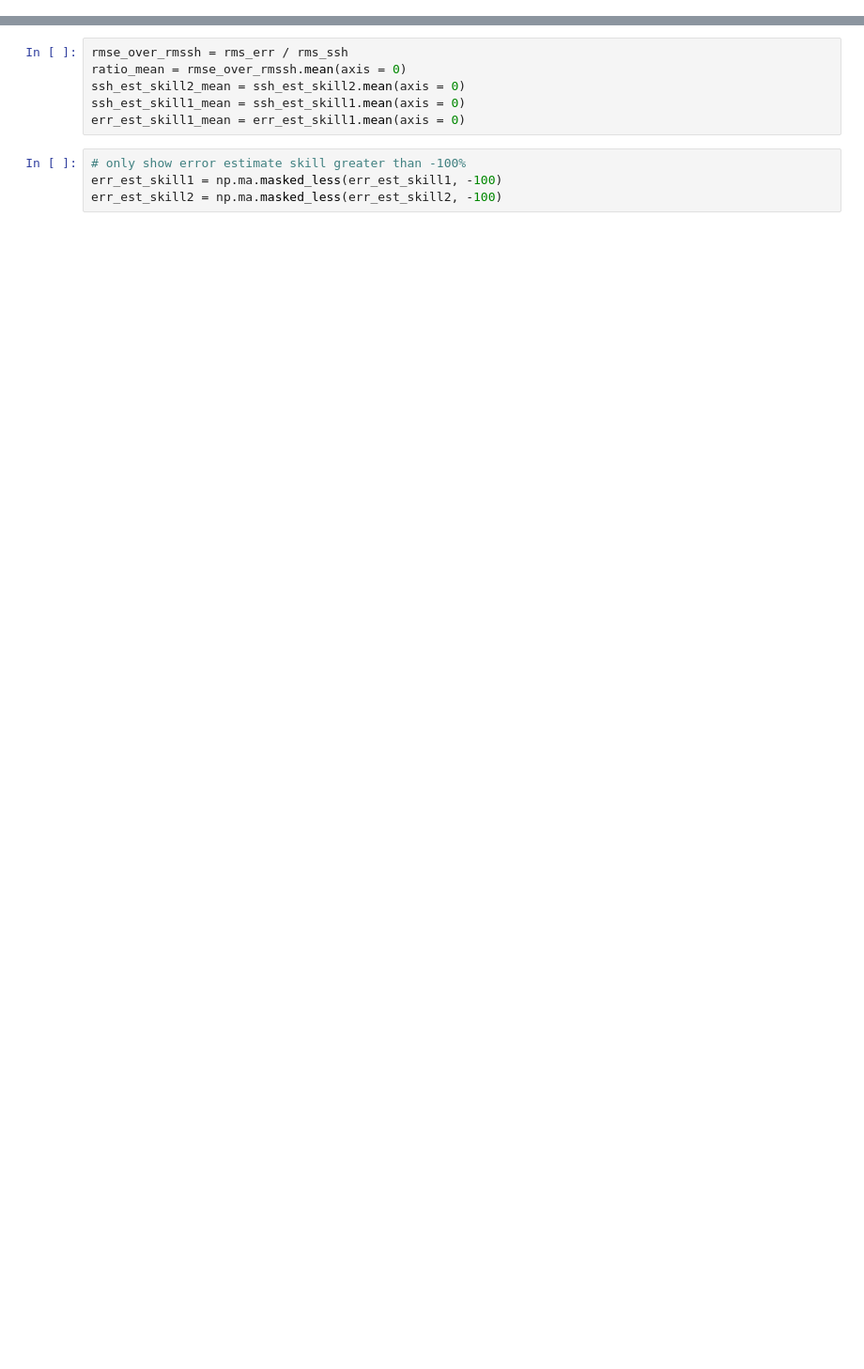
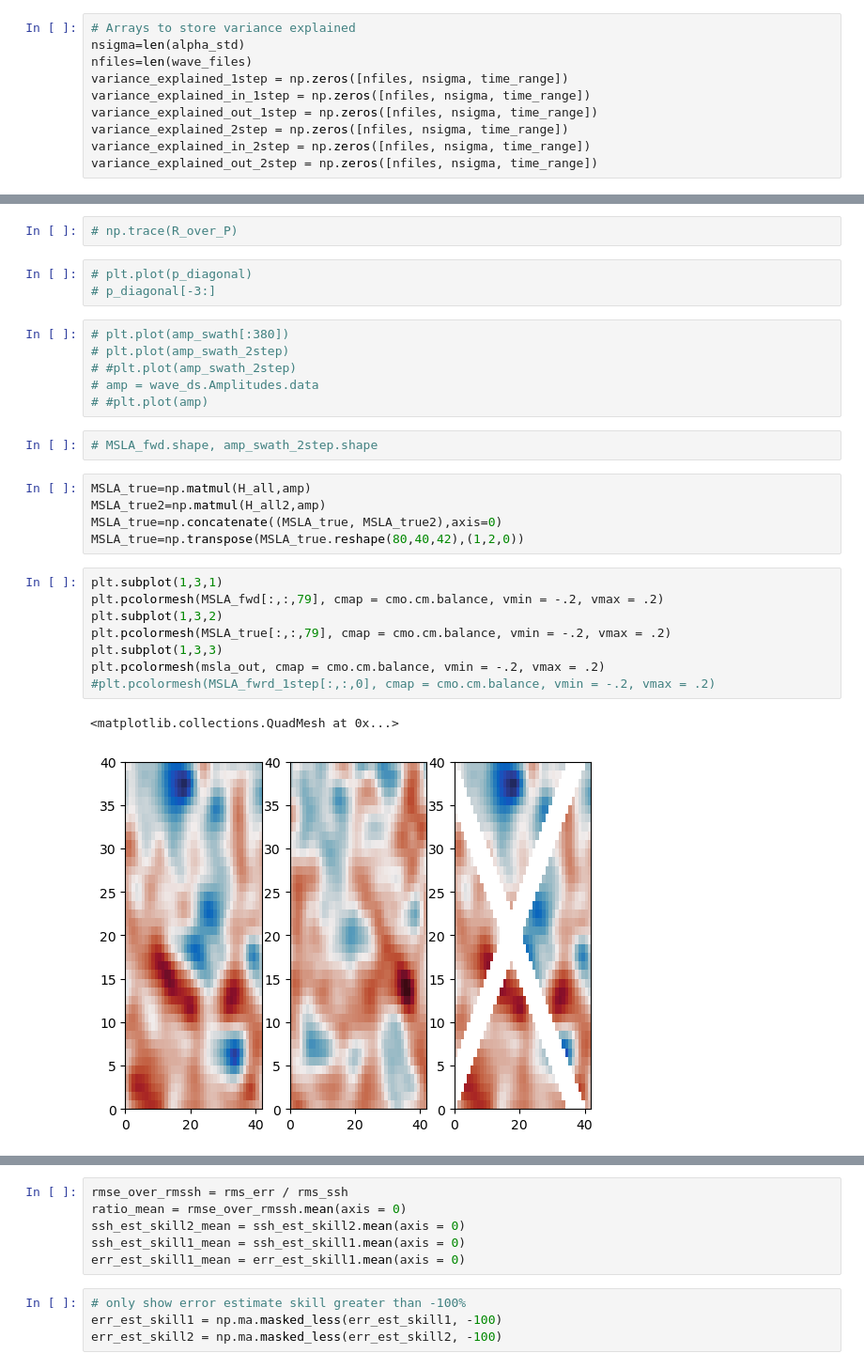
Before and after one commit to yugaophd/cer-swot, a Jupyter notebook: CER113_aviso_multiday_ensemble_1v2step.ipynb, the cells around one changed output, grey strips where cells are left out. Shown at 94% size. Saved outputs shown, nothing was run; the diff lists cells and outputs as text; blank space fills up the shorter version.

```diff
--- a/CER113_aviso_multiday_ensemble_1v2step.ipynb
+++ b/CER113_aviso_multiday_ensemble_1v2step.ipynb
@@ -0,0 +67,10 @@
+# %%
+# Arrays to store variance explained
+nsigma=len(alpha_std)
+nfiles=len(wave_files)
+variance_explained_1step = np.zeros([nfiles, nsigma, time_range])
+variance_explained_in_1step = np.zeros([nfiles, nsigma, time_range])
+variance_explained_out_1step = np.zeros([nfiles, nsigma, time_range])
+variance_explained_2step = np.zeros([nfiles, nsigma, time_range])
+variance_explained_in_2step = np.zeros([nfiles, nsigma, time_range])
+variance_explained_out_2step = np.zeros([nfiles, nsigma, time_range])
@@ -314,0 +443,29 @@ len(alpha_std)
+# %%
+# np.trace(R_over_P)
+# %%
+# plt.plot(p_diagonal)
+# p_diagonal[-3:]
+# %%
+# plt.plot(amp_swath[:380])
+# plt.plot(amp_swath_2step)
+# #plt.plot(amp_swath_2step)
+# amp = wave_ds.Amplitudes.data
+# #plt.plot(amp)
+# %%
+# MSLA_fwd.shape, amp_swath_2step.shape
+# %%
+MSLA_true=np.matmul(H_all,amp)
+MSLA_true2=np.matmul(H_all2,amp)
+MSLA_true=np.concatenate((MSLA_true, MSLA_true2),axis=0)
+MSLA_true=np.transpose(MSLA_true.reshape(80,40,42),(1,2,0))
+# %%
+plt.subplot(1,3,1)
+plt.pcolormesh(MSLA_fwd[:,:,79], cmap = cmo.cm.balance, vmin = -.2, vmax = .2)
+plt.subplot(1,3,2)
+plt.pcolormesh(MSLA_true[:,:,79], cmap = cmo.cm.balance, vmin = -.2, vmax = .2)
+plt.subplot(1,3,3)
+plt.pcolormesh(msla_out, cmap = cmo.cm.balance, vmin = -.2, vmax = .2)
+#plt.pcolormesh(MSLA_fwrd_1step[:,:,0], cmap = cmo.cm.balance, vmin = -.2, vmax = .2)
+# %% [output]
+<matplotlib.collections.QuadMesh at 0x...>
+[figure, added]
```
Also changed, not shown: parts of 42 cells of this notebook, 2 other files.
